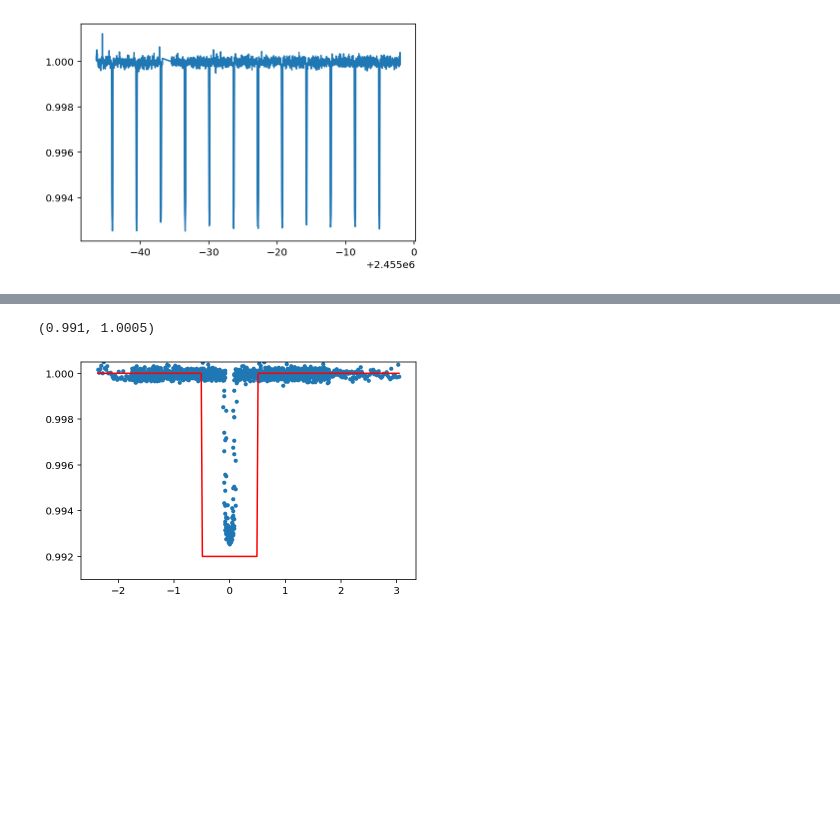
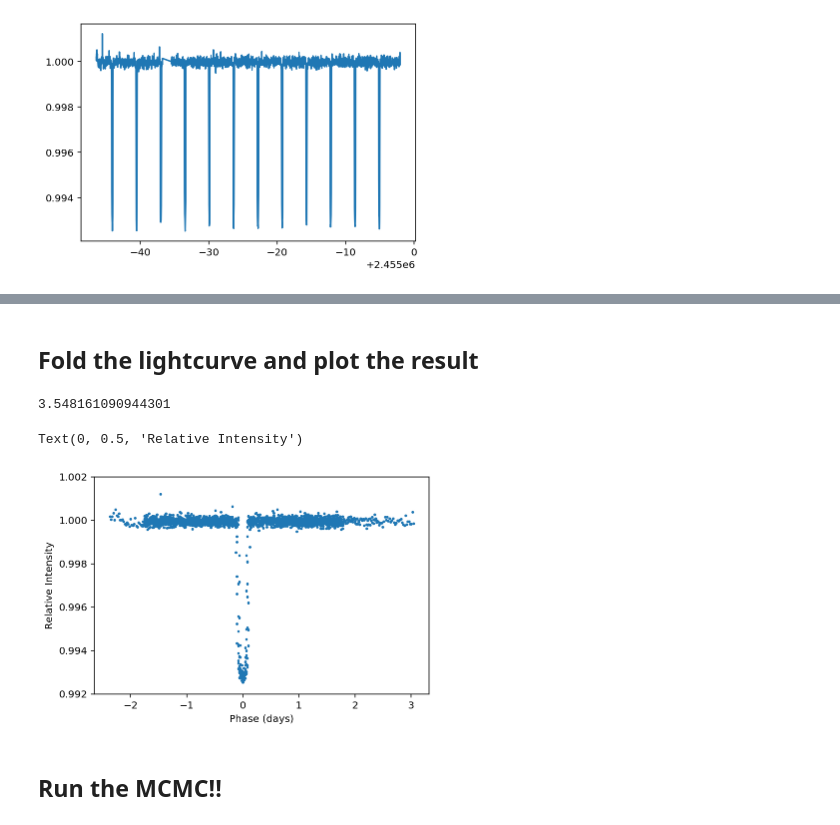
Before and after one commit to brendrach/Computational_Astro_ASTP720, a Jupyter notebook: Assignment_6/Assignment_6.ipynb, the cells around one changed output, grey strips where cells are left out. Drawn from its saved outputs; the diff is of its cells as text; code cells hidden in the pictures; blank space fills up the shorter version.

```diff
--- a/Assignment_6/Assignment_6.ipynb
+++ b/Assignment_6/Assignment_6.ipynb
@@ -30,21 +38,3 @@ HJD
 array([2454953.538373, 2454953.558807, 2454953.579242, ...,
        2454997.9424  , 2454997.962835, 2454997.983269])
 [figure]
-# %%
-peak_index = scipy.signal.find_peaks(1/flux, distance=100)[0]
-peak_index = peak_index[1:-1]
-
-period = np.mean(np.ediff1d(HJD[peak_index]))
-
-new_HJD = []
-
-def find_nearest_value(array, values):
-    indices = np.abs(np.subtract.outer(array, values)).argmin(0)
-    return array[indices]
-
-for i in range(len(flux)):
-    shifted_index = find_nearest_value(peak_index,i)
-    new_HJD.append(HJD[i]-HJD[shifted_index])
-
-plt.scatter(new_HJD,flux,s=10)
-plt.ylim(0.992,1.0005)
@@ -96,7 +41,53 @@ def dip_model(time_index, width, amp_I):
-# %%
-plt.plot(sorted(new_HJD),[dip_model(x,1.0,0.992) for x in sorted(new_HJD)],color='red')
-plt.scatter(new_HJD,flux,s=10)
-plt.ylim(0.991,1.0005)
-# %% [output]
-(0.991, 1.0005)
-[figure, removed]
+# %% [markdown]
+## Fold the lightcurve and plot the result
+# %%
+## Identify the peaks in the 1/flux signal (i.e. the valleys!)
+peak_index = scipy.signal.find_peaks(1/flux, distance=100)[0]
+
+## The function above extracts two garbage datapoints at the beginning and end of the array
+## Throw those away!
+peak_index = peak_index[1:-1]
+
+## Define the period as the mean distance between consecutive valleys.
+period = np.mean(np.ediff1d(HJD[peak_index]))
+print(period)
+
+new_HJD = []
+
+def find_nearest_value(peak_indices, times):
+    '''
+    Summary:
+    Sorry for the lengthy explanation incoming but building this function was
+    very confusing for me!
+
+    The goal here was to chunk the the data after every period, P and
+    stack the data into a single phase. In order to do that, I need to identify
+    which datapoints belong to which period, N.
+
+    This function does that computation. Thanks to this stack overflow thread for
+    the nice explanation:
+
+    https://stackoverflow.com/questions/2566412/find-nearest-value-in-numpy-array
+
+    Parameters
+    ----------
+    peak_indices : the index of each peak (valley).
+    times : the HJD dates.
+    '''
+    indices = np.abs(np.subtract.outer(peak_indices, times)).argmin(0)
+    return peak_indices[indices]
+
+## Shift the data into a single phase as described in my ramblings above.
+for i in range(len(flux)):
+    shifted_index = find_nearest_value(peak_index,i)
+    new_HJD.append(HJD[i]-HJD[shifted_index])
+
+## Plot the data.
+plt.scatter(new_HJD,flux,s=3)
+plt.ylim(0.992,1.002)
+plt.xlabel('Phase (days)')
+plt.ylabel('Relative Intensity')
+# %% [output]
+3.548161090944301
+Text(0, 0.5, 'Relative Intensity')
+[figure, added]
@@ -102,0 +231,2 @@ plt.ylim(0.991,1.0005)
+# %% [markdown]
+## Run the MCMC!!
```
Also changed, not shown: parts of 20 cells of this notebook.
